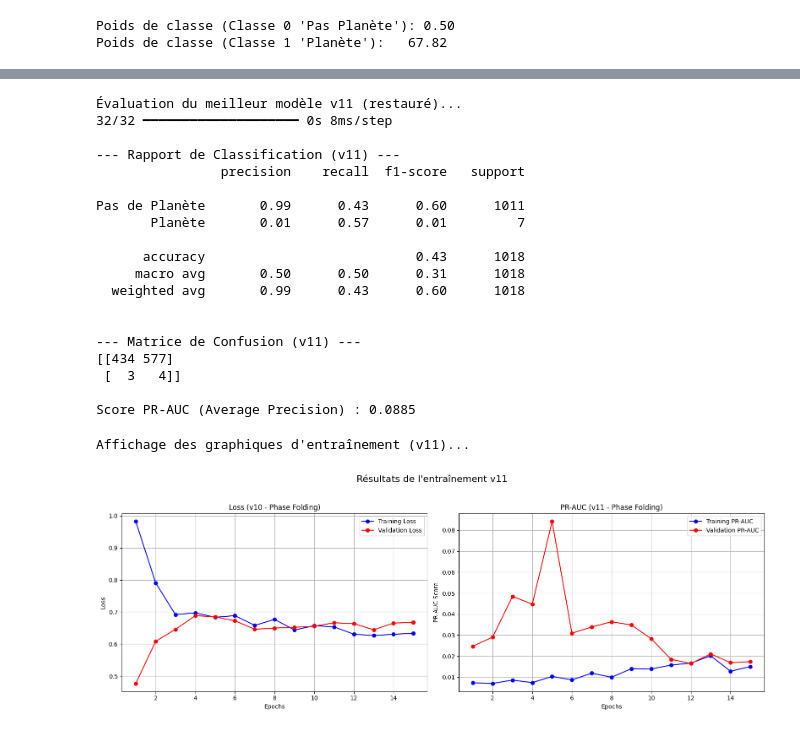
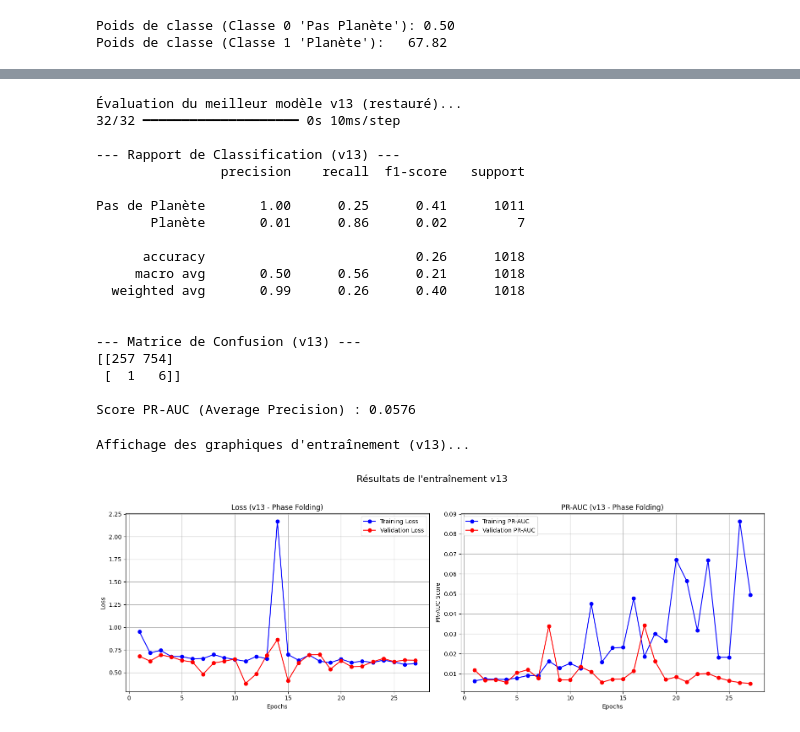
Before and after one commit to K4yan0/exoplanet-detection-ml, a Jupyter notebook: notebooks/11_CNN_1D_Phase_Folding_v2.ipynb, the cells around one changed output, grey strips where cells are left out. Saved outputs shown, nothing was run; the diff lists cells and outputs as text; code cells hidden in the pictures.

Commit message:
Feat(CNN):Adjucing weight, learning-rate 1e-3

```diff
--- a/notebooks/11_CNN_1D_Phase_Folding_v2.ipynb
+++ b/notebooks/11_CNN_1D_Phase_Folding_v2.ipynb
@@ -110,8 +110,8 @@ Classes dans y_test : (array([0, 1]), array([1011,    7]))
 # %%
 # Le v10 était en underfitting adding more capacity .
 
-def build_phase_model_v11(input_shape):
-    model = tf.keras.models.Sequential(name="CNN_v11_Deeper")
+def build_phase_model_v13(input_shape):
+    model = tf.keras.models.Sequential(name="CNN_v13_Deeper")
 
     model.add(tf.keras.layers.Input(shape=input_shape))
 
@@ -138,11 +138,11 @@ def build_phase_model_v11(input_shape):
 
     return model
 
-model = build_phase_model_v11(INPUT_SHAPE)
+model = build_phase_model_v13(INPUT_SHAPE)
 
 # Compiler avec le même optimisateur
 model.compile(
-    optimizer=tf.keras.optimizers.Adam(learning_rate=1e-4),
+    optimizer=tf.keras.optimizers.Adam(learning_rate=1e-3),
     loss='binary_crossentropy',
     metrics=['accuracy', pr_auc] # On suit toujours le PR-AUC
 )
@@ -188,15 +188,12 @@ print(f"Poids de classe (Classe 1 'Planète'):   {weights[1]:.2f}")
 Poids de classe (Classe 0 'Pas Planète'): 0.50
 Poids de classe (Classe 1 'Planète'):   67.82
 # %%
-# Cellule 6 : Callbacks et Entraînement (v12 - avec Class Weights)
-# ----------------------------------------------------------------
-
 # Noms de fichiers pour la v12
-LOG_DIR = './logs/v12_phase_folding_weighted'
-MODEL_PATH = '../models/cnn_v12_phase_folding_best.h5'
+LOG_DIR = './logs/v13_phase_folding_fastLR'
+MODEL_PATH = '../models/cnn_v13_phase_folding_best.h5'
 
 # 1. Nettoyer les anciens logs (version Windows)
-!rmdir /S /Q .\\logs\\v12_phase_folding_weighted
+!rmdir /S /Q .\\logs\\v13_phase_folding_fastLR
 
 # 2. Définir les Callbacks (LE CODE QUI MANQUAIT)
 tensorboard_cb = tf.keras.callbacks.TensorBoard(log_dir=LOG_DIR, histogram_freq=1)
@@ -218,7 +215,7 @@ early_stopping_cb = tf.keras.callbacks.EarlyStopping(
 )
 
 # 3. Entraînement
-print(f"Début de l'entraînement (v12 - avec Poids de Classe)...")
+print(f"Début de l'entraînement (v13 - LR augmented)...")
 history = model.fit(
     X_train_cnn,
     y_train,
@@ -278,15 +304,15 @@ Restoring model weights from the end of the best epoch: 5.
 # %%
-print("Évaluation du meilleur modèle v11 (restauré)...")
+print("Évaluation du meilleur modèle v13 (restauré)...")
 
 # Prédictions
 y_pred_proba = model.predict(X_test_cnn).ravel()
 y_pred_class = (y_pred_proba > 0.5).astype(int)
 
 # Rapports
-print("\n--- Rapport de Classification (v11) ---")
+print("\n--- Rapport de Classification (v13) ---")
 print(classification_report(y_test, y_pred_class, target_names=['Pas de Planète', 'Planète']))
 
-print("\n--- Matrice de Confusion (v11) ---")
+print("\n--- Matrice de Confusion (v13) ---")
 print(confusion_matrix(y_test, y_pred_class))
 
 # LE VRAI SCORE PR-AUC (Average Precision)
@@ -297,27 +323,27 @@ try:
 except NameError:
     print("\nN'oubliez pas d'importer 'average_precision_score' pour voir le score PR-AUC.")
 # %% [output]
-Évaluation du meilleur modèle v11 (restauré)...
-32/32 ━━━━━━━━━━━━━━━━━━━━ 0s 8ms/step
+Évaluation du meilleur modèle v13 (restauré)...
+32/32 ━━━━━━━━━━━━━━━━━━━━ 0s 10ms/step
 
---- Rapport de Classification (v11) ---
+--- Rapport de Classification (v13) ---
                 precision    recall  f1-score   support
 
-Pas de Planète       0.99      0.43      0.60      1011
-       Planète       0.01      0.57      0.01         7
+Pas de Planète       1.00      0.25      0.41      1011
+       Planète       0.01      0.86      0.02         7
 
-      accuracy                           0.43      1018
-     macro avg       0.50      0.50      0.31      1018
-  weighted avg       0.99      0.43      0.60      1018
+      accuracy                           0.26      1018
+     macro avg       0.50      0.56      0.21      1018
+  weighted avg       0.99      0.26      0.40      1018
 
 
---- Matrice de Confusion (v11) ---
-[[434 577]
- [  3   4]]
+--- Matrice de Confusion (v13) ---
+[[257 754]
+ [  1   6]]
 
-Score PR-AUC (Average Precision) : 0.0885
+Score PR-AUC (Average Precision) : 0.0576
 # %%
-print("Affichage des graphiques d'entraînement (v11)...")
+print("Affichage des graphiques d'entraînement (v13)...")
 history_dict = history.history
 
 # Récupérer les métriques
@@ -327,35 +353,35 @@ pr_auc = history_dict['pr_auc']
 val_pr_auc = history_dict['val_pr_auc']
 
 # Créer la plage d'époques (nombre d'époques réellement exécutées)
 actual_epochs = len(loss)
 epochs_range = range(1, actual_epochs + 1)
 
 # Créer la figure
 plt.figure(figsize=(16, 6))
 
 # Graphique 1 : Loss
 plt.subplot(1, 2, 1)
 plt.plot(epochs_range, loss, 'bo-', label='Training Loss')
 plt.plot(epochs_range, val_loss, 'ro-', label='Validation Loss')
-plt.title('Loss (v10 - Phase Folding)')
+plt.title('Loss (v13 - Phase Folding)')
 plt.xlabel('Epochs')
 plt.ylabel('Loss')
 plt.legend()
 plt.grid(True)
 
 # Graphique 2 : PR-AUC
 plt.subplot(1, 2, 2)
 plt.plot(epochs_range, pr_auc, 'bo-', label='Training PR-AUC')
 plt.plot(epochs_range, val_pr_auc, 'ro-', label='Validation PR-AUC')
-plt.title('PR-AUC (v11 - Phase Folding)')
+plt.title('PR-AUC (v13 - Phase Folding)')
 plt.xlabel('Epochs')
 plt.ylabel('PR-AUC Score')
 plt.legend()
 plt.grid(True)
 
-plt.suptitle("Résultats de l'entraînement v11", fontsize=16)
+plt.suptitle("Résultats de l'entraînement v13", fontsize=16)
 plt.tight_layout(rect=[0, 0.03, 1, 0.95])
 plt.show()
 # %% [output]
-Affichage des graphiques d'entraînement (v11)...
+Affichage des graphiques d'entraînement (v13)...
-[figure, old version]
+[figure, new version]
```
Also changed, not shown: parts of 2 cells of this notebook.
